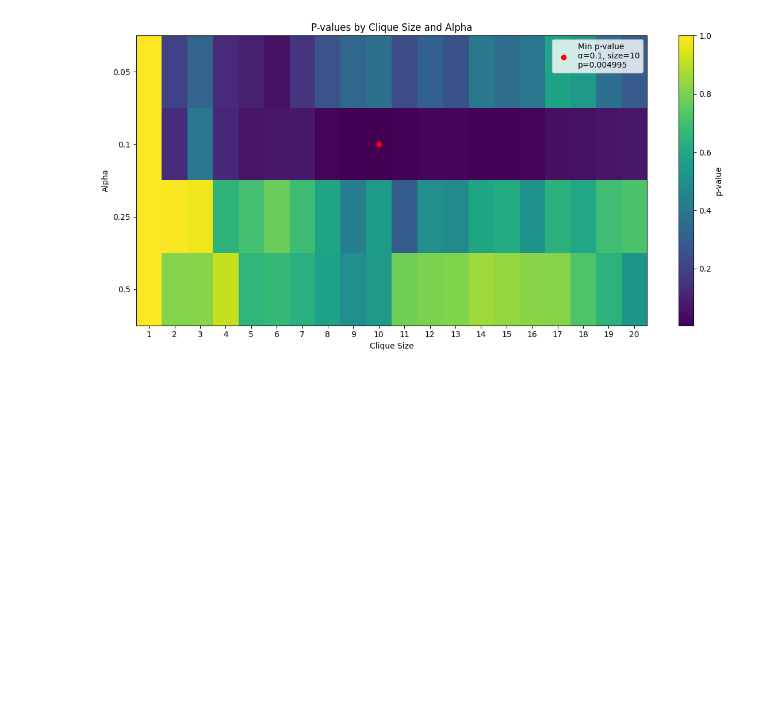
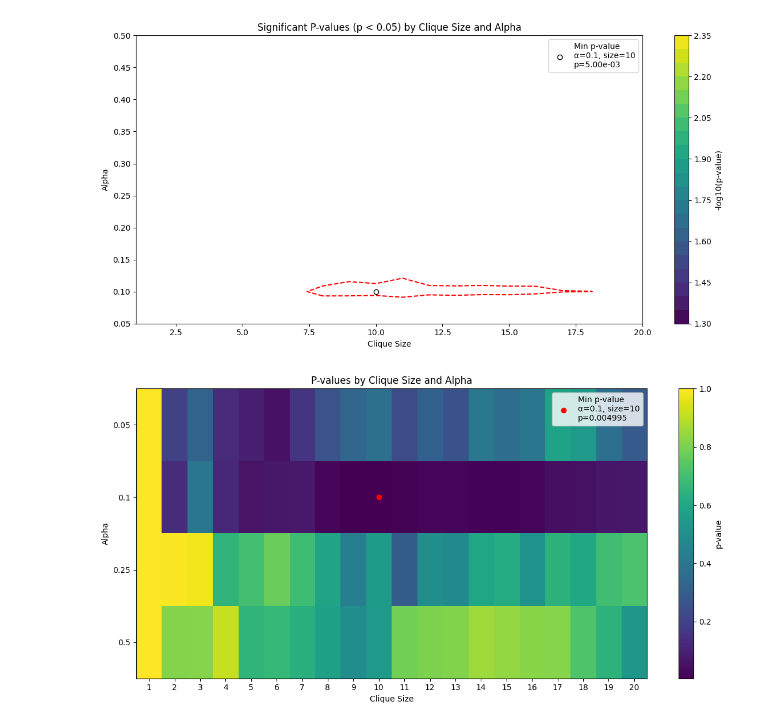
Before and after one commit to ethanoutangoun/chromatin-heart-dev, a Jupyter notebook: clique_size_optimization.ipynb, the cells around one changed output. Cells and saved outputs as stored; diff of their text form; code cells hidden in the pictures; blank space fills up the shorter version.

```diff
--- a/clique_size_optimization.ipynb
+++ b/clique_size_optimization.ipynb
@@ -105,3 +151,7 @@ def plot_pval_heatmap(csv_path):
+# %%
+plot_significant_contour('pvalue_matrix.csv', threshold=0.05)
+# %% [output]
+[figure, added]
 # %%
 plot_pval_heatmap('pvalue_matrix.csv')
 # %% [output]
```
Also changed, not shown: parts of 1 cell of this notebook.
